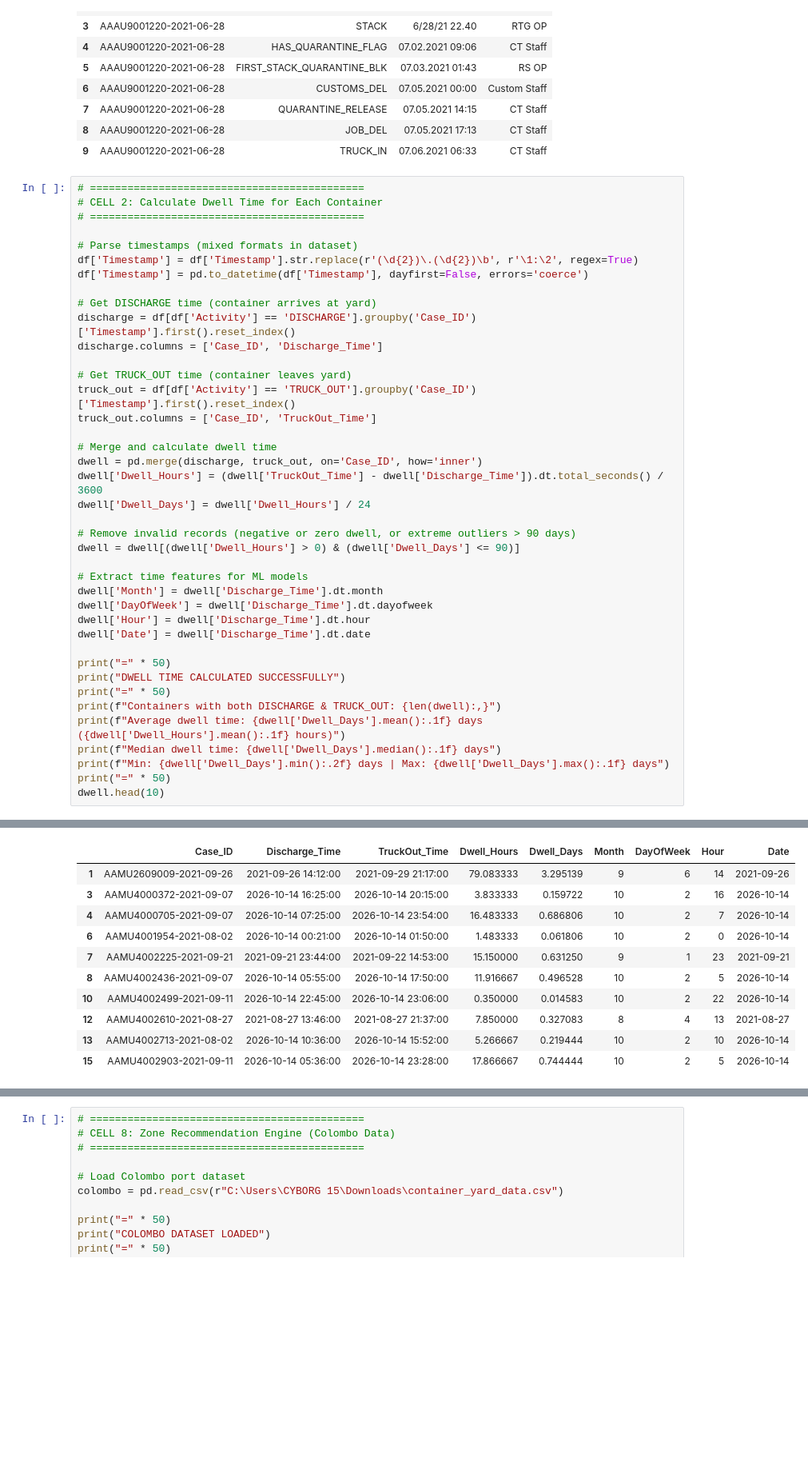
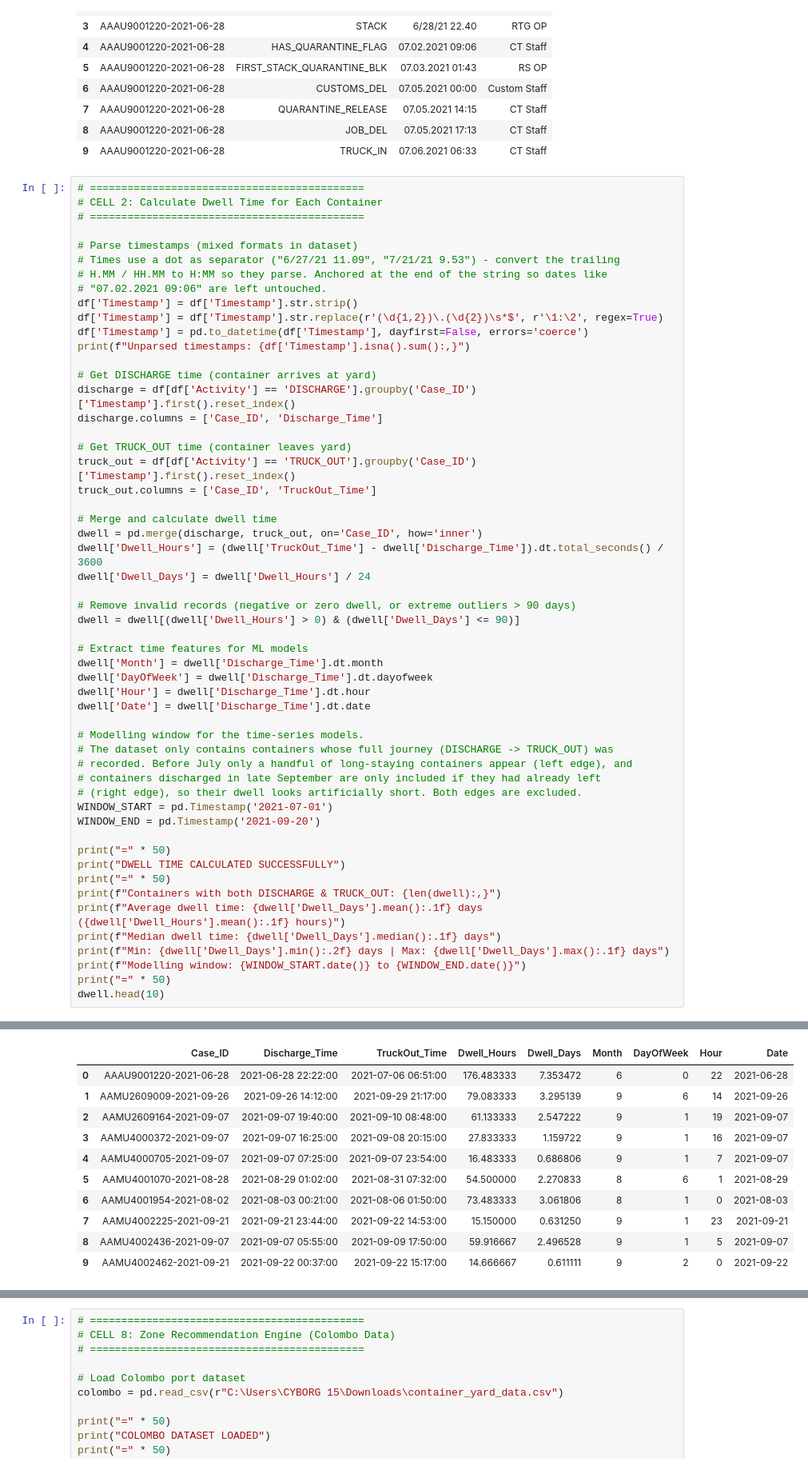
Before and after one commit to IsuJayasinghe/Final-Research, a Jupyter notebook: ml-models/YardAllocation.ipynb, the cells around one changed output, grey strips where cells are left out. Shown at 80% size. Drawn from its saved outputs; the diff is of its cells as text; blank space fills up the shorter version.

```diff
--- a/ml-models/YardAllocation.ipynb
+++ b/ml-models/YardAllocation.ipynb
@@ -46,8 +46,13 @@ Unique containers: 95,567
 # ============================================
 
 # Parse timestamps (mixed formats in dataset)
-df['Timestamp'] = df['Timestamp'].str.replace(r'(\d{2})\.(\d{2})\b', r'\1:\2', regex=True)
+# Times use a dot as separator ("6/27/21 11.09", "7/21/21 9.53") - convert the trailing
+# H.MM / HH.MM to H:MM so they parse. Anchored at the end of the string so dates like
+# "07.02.2021 09:06" are left untouched.
+df['Timestamp'] = df['Timestamp'].str.strip()
+df['Timestamp'] = df['Timestamp'].str.replace(r'(\d{1,2})\.(\d{2})\s*$', r'\1:\2', regex=True)
 df['Timestamp'] = pd.to_datetime(df['Timestamp'], dayfirst=False, errors='coerce')
+print(f"Unparsed timestamps: {df['Timestamp'].isna().sum():,}")
 
 # Get DISCHARGE time (container arrives at yard)
 discharge = df[df['Activity'] == 'DISCHARGE'].groupby('Case_ID')['Timestamp'].first().reset_index()
@@ -71,6 +76,14 @@ dwell['DayOfWeek'] = dwell['Discharge_Time'].dt.dayofweek
 dwell['Hour'] = dwell['Discharge_Time'].dt.hour
 dwell['Date'] = dwell['Discharge_Time'].dt.date
 
+# Modelling window for the time-series models.
+# The dataset only contains containers whose full journey (DISCHARGE -> TRUCK_OUT) was
+# recorded. Before July only a handful of long-staying containers appear (left edge), and
+# containers discharged in late September are only included if they had already left
+# (right edge), so their dwell looks artificially short. Both edges are excluded.
+WINDOW_START = pd.Timestamp('2021-07-01')
+WINDOW_END = pd.Timestamp('2021-09-20')
+
 print("=" * 50)
 print("DWELL TIME CALCULATED SUCCESSFULLY")
 print("=" * 50)
@@ -78,6 +91,7 @@ print(f"Containers with both DISCHARGE & TRUCK_OUT: {len(dwell):,}")
 print(f"Average dwell time: {dwell['Dwell_Days'].mean():.1f} days ({dwell['Dwell_Hours'].mean():.1f} hours)")
 print(f"Median dwell time: {dwell['Dwell_Days'].median():.1f} days")
 print(f"Min: {dwell['Dwell_Days'].min():.2f} days | Max: {dwell['Dwell_Days'].max():.1f} days")
+print(f"Modelling window: {WINDOW_START.date()} to {WINDOW_END.date()}")
 print("=" * 50)
 dwell.head(10)
 # %% [output]
@@ -91,15 +107,15 @@ Min: 0.00 days | Max: 58.0 days
 ==================================================
 |  | Case_ID | Discharge_Time | TruckOut_Time | Dwell_Hours | Dwell_Days | Month | DayOfWeek | Hour | Date |
+| 0 | AAAU9001220-2021-06-28 | 2021-06-28 22:22:00 | 2021-07-06 06:51:00 | 176.483333 | 7.353472 | 6 | 0 | 22 | 2021-06-28 |
 | 1 | AAMU2609009-2021-09-26 | 2021-09-26 14:12:00 | 2021-09-29 21:17:00 | 79.083333 | 3.295139 | 9 | 6 | 14 | 2021-09-26 |
-| 3 | AAMU4000372-2021-09-07 | 2026-10-14 16:25:00 | 2026-10-14 20:15:00 | 3.833333 | 0.159722 | 10 | 2 | 16 | 2026-10-14 |
-| 4 | AAMU4000705-2021-09-07 | 2026-10-14 07:25:00 | 2026-10-14 23:54:00 | 16.483333 | 0.686806 | 10 | 2 | 7 | 2026-10-14 |
-| 6 | AAMU4001954-2021-08-02 | 2026-10-14 00:21:00 | 2026-10-14 01:50:00 | 1.483333 | 0.061806 | 10 | 2 | 0 | 2026-10-14 |
+| 2 | AAMU2609164-2021-09-07 | 2021-09-07 19:40:00 | 2021-09-10 08:48:00 | 61.133333 | 2.547222 | 9 | 1 | 19 | 2021-09-07 |
+| 3 | AAMU4000372-2021-09-07 | 2021-09-07 16:25:00 | 2021-09-08 20:15:00 | 27.833333 | 1.159722 | 9 | 1 | 16 | 2021-09-07 |
+| 4 | AAMU4000705-2021-09-07 | 2021-09-07 07:25:00 | 2021-09-07 23:54:00 | 16.483333 | 0.686806 | 9 | 1 | 7 | 2021-09-07 |
+| 5 | AAMU4001070-2021-08-28 | 2021-08-29 01:02:00 | 2021-08-31 07:32:00 | 54.500000 | 2.270833 | 8 | 6 | 1 | 2021-08-29 |
+| 6 | AAMU4001954-2021-08-02 | 2021-08-03 00:21:00 | 2021-08-06 01:50:00 | 73.483333 | 3.061806 | 8 | 1 | 0 | 2021-08-03 |
 | 7 | AAMU4002225-2021-09-21 | 2021-09-21 23:44:00 | 2021-09-22 14:53:00 | 15.150000 | 0.631250 | 9 | 1 | 23 | 2021-09-21 |
-| 8 | AAMU4002436-2021-09-07 | 2026-10-14 05:55:00 | 2026-10-14 17:50:00 | 11.916667 | 0.496528 | 10 | 2 | 5 | 2026-10-14 |
-| 10 | AAMU4002499-2021-09-11 | 2026-10-14 22:45:00 | 2026-10-14 23:06:00 | 0.350000 | 0.014583 | 10 | 2 | 22 | 2026-10-14 |
-| 12 | AAMU4002610-2021-08-27 | 2021-08-27 13:46:00 | 2021-08-27 21:37:00 | 7.850000 | 0.327083 | 8 | 4 | 13 | 2021-08-27 |
-| 13 | AAMU4002713-2021-08-02 | 2026-10-14 10:36:00 | 2026-10-14 15:52:00 | 5.266667 | 0.219444 | 10 | 2 | 10 | 2026-10-14 |
-| 15 | AAMU4002903-2021-09-11 | 2026-10-14 05:36:00 | 2026-10-14 23:28:00 | 17.866667 | 0.744444 | 10 | 2 | 5 | 2026-10-14 |
+| 8 | AAMU4002436-2021-09-07 | 2021-09-07 05:55:00 | 2021-09-09 17:50:00 | 59.916667 | 2.496528 | 9 | 1 | 5 | 2021-09-07 |
+| 9 | AAMU4002462-2021-09-21 | 2021-09-22 00:37:00 | 2021-09-22 15:17:00 | 14.666667 | 0.611111 | 9 | 2 | 0 | 2021-09-22 |
 # %%
 # ============================================
 # CELL 3: Data Exploration & Visualization
```
Also changed, not shown: parts of 14 cells of this notebook, 14 other files.
